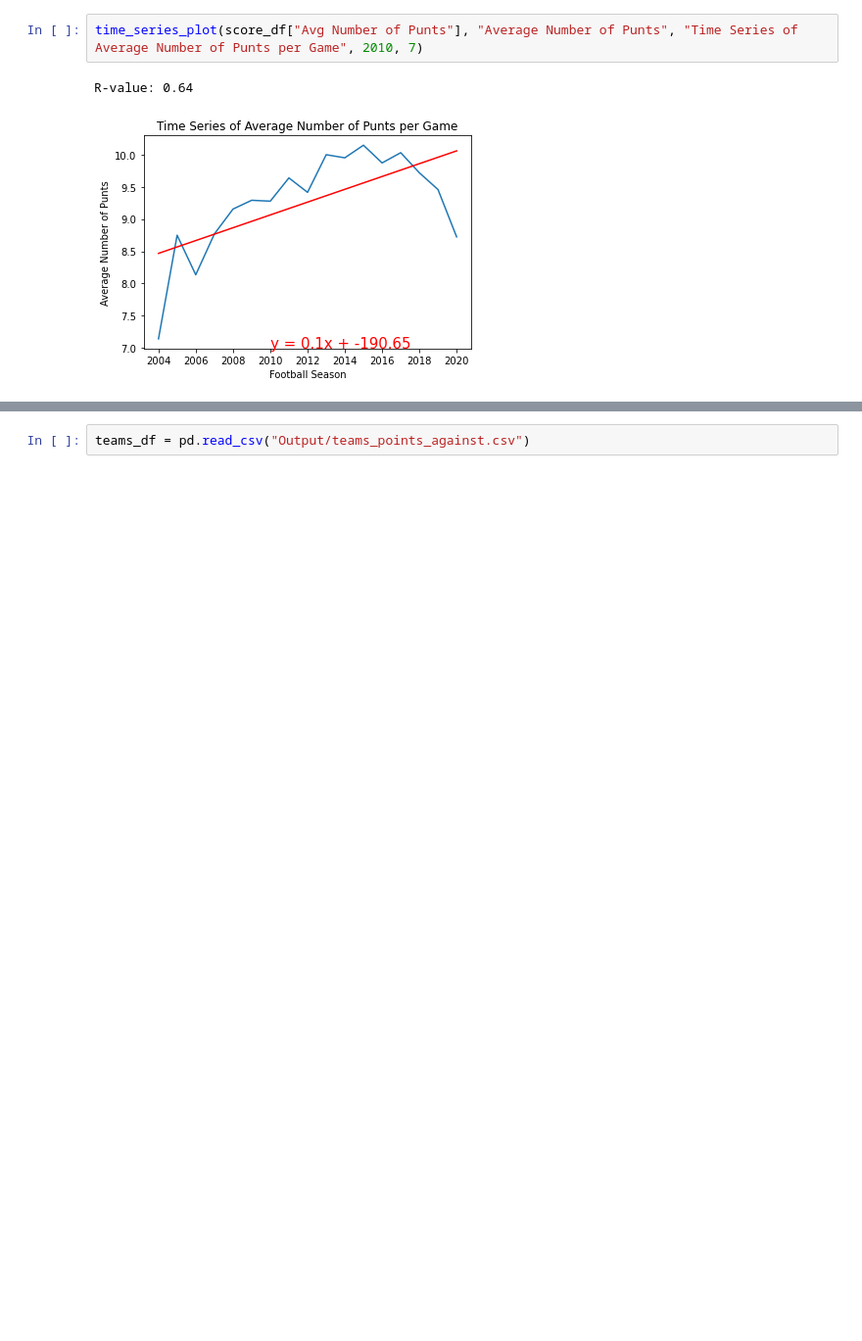
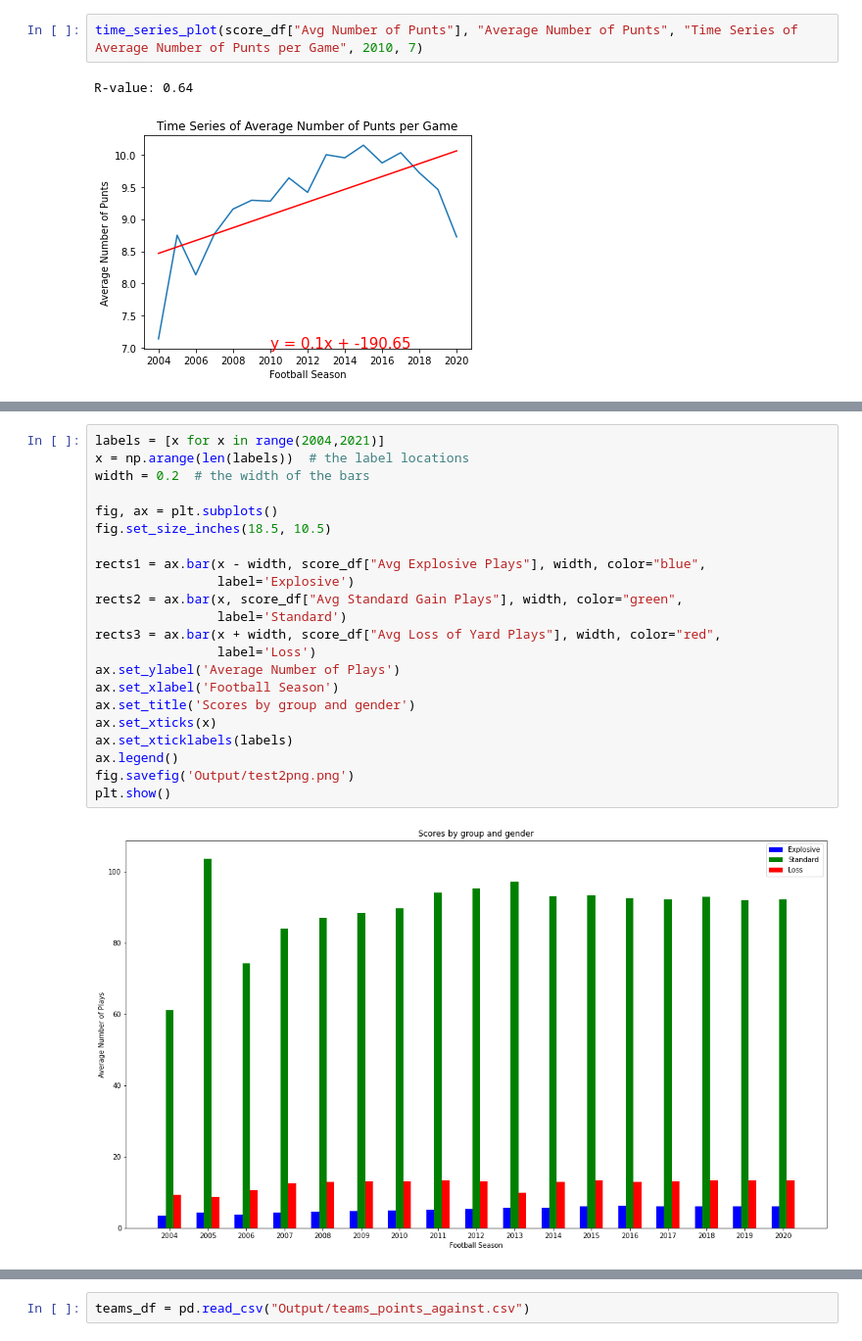
Before and after one commit to khutula/TigerGatorNole_Capstone1, a Jupyter notebook: data_plots.ipynb, the cells around one changed output, grey strips where cells are left out. Shown at 98% size. Drawn from its saved outputs; the diff is of its cells as text; blank space fills up the shorter version.

```diff
--- a/data_plots.ipynb
+++ b/data_plots.ipynb
@@ -78,3 +91,27 @@ R-value: 0.64
+# %%
+labels = [x for x in range(2004,2021)]
+x = np.arange(len(labels))  # the label locations
+width = 0.2  # the width of the bars
+
+fig, ax = plt.subplots()
+fig.set_size_inches(18.5, 10.5)
+
+rects1 = ax.bar(x - width, score_df["Avg Explosive Plays"], width, color="blue",
+                label='Explosive')
+rects2 = ax.bar(x, score_df["Avg Standard Gain Plays"], width, color="green",
+                label='Standard')
+rects3 = ax.bar(x + width, score_df["Avg Loss of Yard Plays"], width, color="red",
+                label='Loss')
+ax.set_ylabel('Average Number of Plays')
+ax.set_xlabel('Football Season')
+ax.set_title('Scores by group and gender')
+ax.set_xticks(x)
+ax.set_xticklabels(labels)
+ax.legend()
+fig.savefig('Output/test2png.png')
+plt.show()
+# %% [output]
+[figure, added]
 # %%
 corr_matrix = score_df.corr()
 corr_matrix
```
Also changed, not shown: parts of 8 cells of this notebook, 9 other files.
